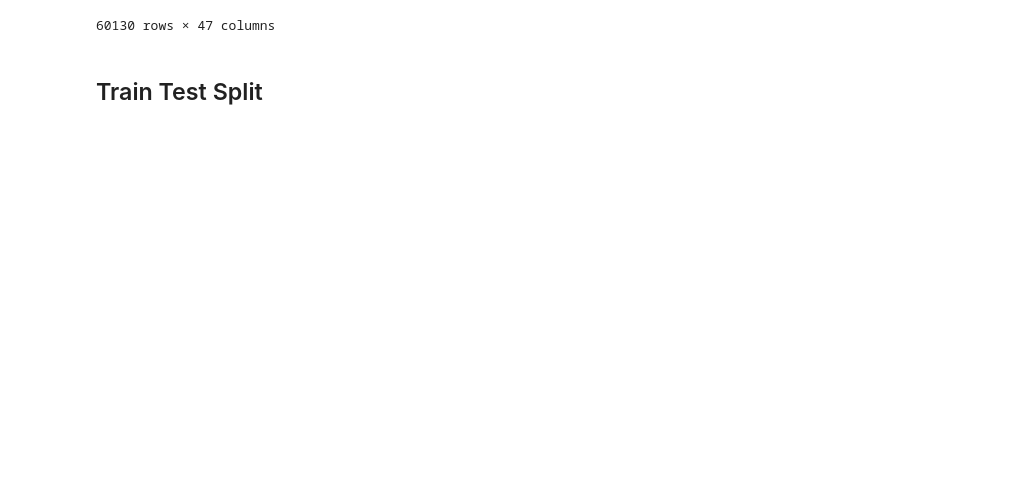
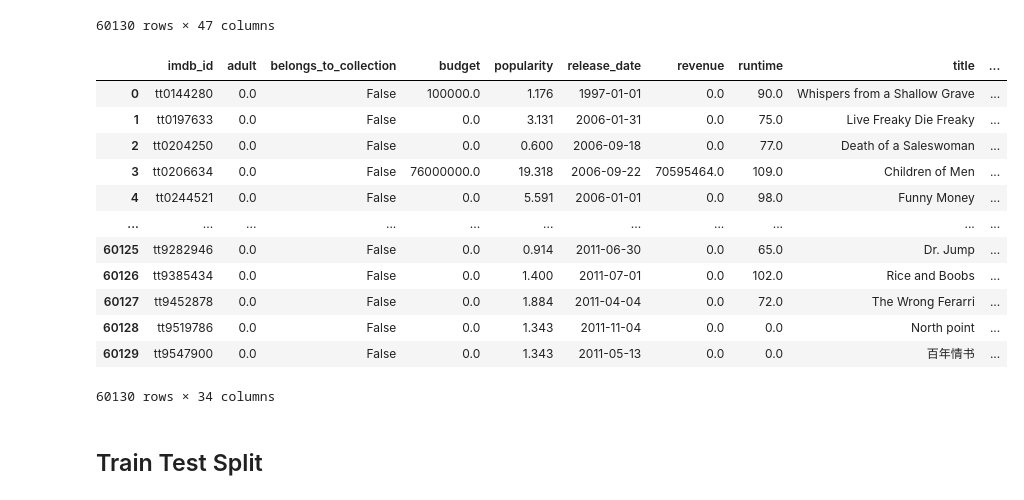
Before and after one commit to coding-dojo-data-science/data-enrichment-linear-regression-with-movies, a Jupyter notebook: PreClass-Pt1-Linear-Regression-with-Movies.ipynb, the cells around one changed output. Drawn from its saved outputs; the diff is of its cells as text; code cells hidden in the pictures; blank space fills up the shorter version.

```diff
--- a/PreClass-Pt1-Linear-Regression-with-Movies.ipynb
+++ b/PreClass-Pt1-Linear-Regression-with-Movies.ipynb
@@ -500,6 +500,30 @@ df
 | 60128 | tt9519786 | 0.0 | /oof2qSqrH1PAe9yEaBnId1P326G.jpg | False | 0.0 | NaN | 874426.0 | zh | ... |
 | 60129 | tt9547900 | 0.0 | NaN | False | 0.0 | NaN | 922954.0 | zh | ... |
 60130 rows × 47 columns
+# %%
+## Columns to exclude
+drop_cols = ['backdrop_path','backdrop_path','original_title','overview',
+                 'poster_path','status','tagline','id','homepage',
+                 'production_countries','video','production_companies','spoken_languages',
+            'original_language']
+
+## drop columns
+df = df.drop(columns=drop_cols)
+df
+# %% [output]
+|  | imdb_id | adult | belongs_to_collection | budget | popularity | release_date | revenue | runtime | title | ... |
+| 0 | tt0144280 | 0.0 | False | 100000.0 | 1.176 | 1997-01-01 | 0.0 | 90.0 | Whispers from a Shallow Grave | ... |
+| 1 | tt0197633 | 0.0 | False | 0.0 | 3.131 | 2006-01-31 | 0.0 | 75.0 | Live Freaky Die Freaky | ... |
+| 2 | tt0204250 | 0.0 | False | 0.0 | 0.600 | 2006-09-18 | 0.0 | 77.0 | Death of a Saleswoman | ... |
+| 3 | tt0206634 | 0.0 | False | 76000000.0 | 19.318 | 2006-09-22 | 70595464.0 | 109.0 | Children of Men | ... |
+| 4 | tt0244521 | 0.0 | False | 0.0 | 5.591 | 2006-01-01 | 0.0 | 98.0 | Funny Money | ... |
+| ... | ... | ... | ... | ... | ... | ... | ... | ... | ... | ... |
+| 60125 | tt9282946 | 0.0 | False | 0.0 | 0.914 | 2011-06-30 | 0.0 | 65.0 | Dr. Jump | ... |
+| 60126 | tt9385434 | 0.0 | False | 0.0 | 1.400 | 2011-07-01 | 0.0 | 102.0 | Rice and Boobs | ... |
+| 60127 | tt9452878 | 0.0 | False | 0.0 | 1.884 | 2011-04-04 | 0.0 | 72.0 | The Wrong Ferarri | ... |
+| 60128 | tt9519786 | 0.0 | False | 0.0 | 1.343 | 2011-11-04 | 0.0 | 0.0 | North point | ... |
+| 60129 | tt9547900 | 0.0 | False | 0.0 | 1.343 | 2011-05-13 | 0.0 | 0.0 | 百年情书 | ... |
+60130 rows × 34 columns
 # %%
 ## drop original feature
 df = df.drop(columns=['release_date'])
```
Also changed, not shown: parts of 13 cells of this notebook, 1 other file.
